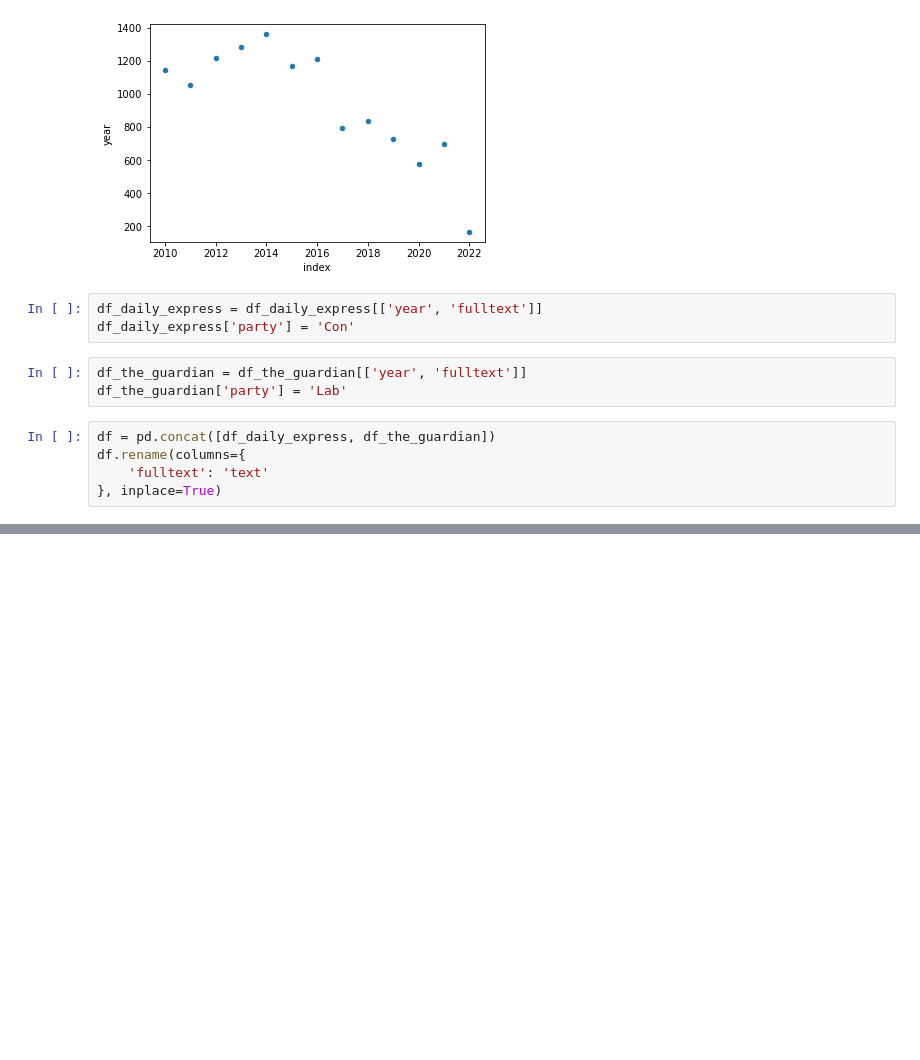
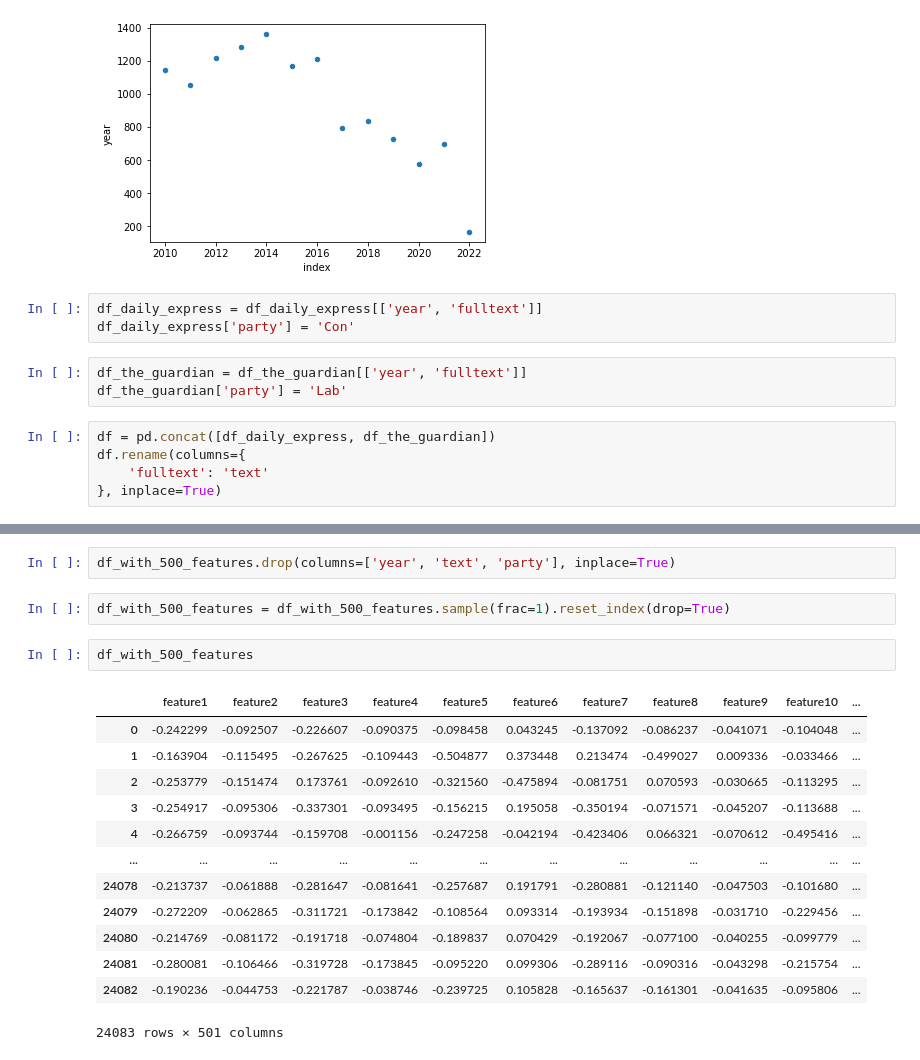
Before and after one commit to ismakrout/NLP-project, a Jupyter notebook: NB_5.ipynb, the cells around one changed output, grey strips where cells are left out. Cells and saved outputs as stored; diff of their text form; blank space fills up the shorter version.

```diff
--- a/NB_5.ipynb
+++ b/NB_5.ipynb
@@ -105,0 +176,20 @@ df_freqs
+# %%
+df_with_500_features.drop(columns=['year', 'text', 'party'], inplace=True)
+# %%
+df_with_500_features = df_with_500_features.sample(frac=1).reset_index(drop=True)
+# %%
+df_with_500_features
+# %% [output]
+|  | feature1 | feature2 | feature3 | feature4 | feature5 | feature6 | feature7 | feature8 | feature9 | feature10 | ... |
+| 0 | -0.242299 | -0.092507 | -0.226607 | -0.090375 | -0.098458 | 0.043245 | -0.137092 | -0.086237 | -0.041071 | -0.104048 | ... |
+| 1 | -0.163904 | -0.115495 | -0.267625 | -0.109443 | -0.504877 | 0.373448 | 0.213474 | -0.499027 | 0.009336 | -0.033466 | ... |
+| 2 | -0.253779 | -0.151474 | 0.173761 | -0.092610 | -0.321560 | -0.475894 | -0.081751 | 0.070593 | -0.030665 | -0.113295 | ... |
+| 3 | -0.254917 | -0.095306 | -0.337301 | -0.093495 | -0.156215 | 0.195058 | -0.350194 | -0.071571 | -0.045207 | -0.113688 | ... |
+| 4 | -0.266759 | -0.093744 | -0.159708 | -0.001156 | -0.247258 | -0.042194 | -0.423406 | 0.066321 | -0.070612 | -0.495416 | ... |
+| ... | ... | ... | ... | ... | ... | ... | ... | ... | ... | ... | ... |
+| 24078 | -0.213737 | -0.061888 | -0.281647 | -0.081641 | -0.257687 | 0.191791 | -0.280881 | -0.121140 | -0.047503 | -0.101680 | ... |
+| 24079 | -0.272209 | -0.062865 | -0.311721 | -0.173842 | -0.108564 | 0.093314 | -0.193934 | -0.151898 | -0.031710 | -0.229456 | ... |
+| 24080 | -0.214769 | -0.081172 | -0.191718 | -0.074804 | -0.189837 | 0.070429 | -0.192067 | -0.077100 | -0.040255 | -0.099779 | ... |
+| 24081 | -0.280081 | -0.106466 | -0.319728 | -0.173845 | -0.095220 | 0.099306 | -0.289116 | -0.090316 | -0.043298 | -0.215754 | ... |
+| 24082 | -0.190236 | -0.044753 | -0.221787 | -0.038746 | -0.239725 | 0.105828 | -0.165637 | -0.161301 | -0.041635 | -0.095806 | ... |
+24083 rows × 501 columns
```
Also changed, not shown: parts of 38 cells of this notebook.
